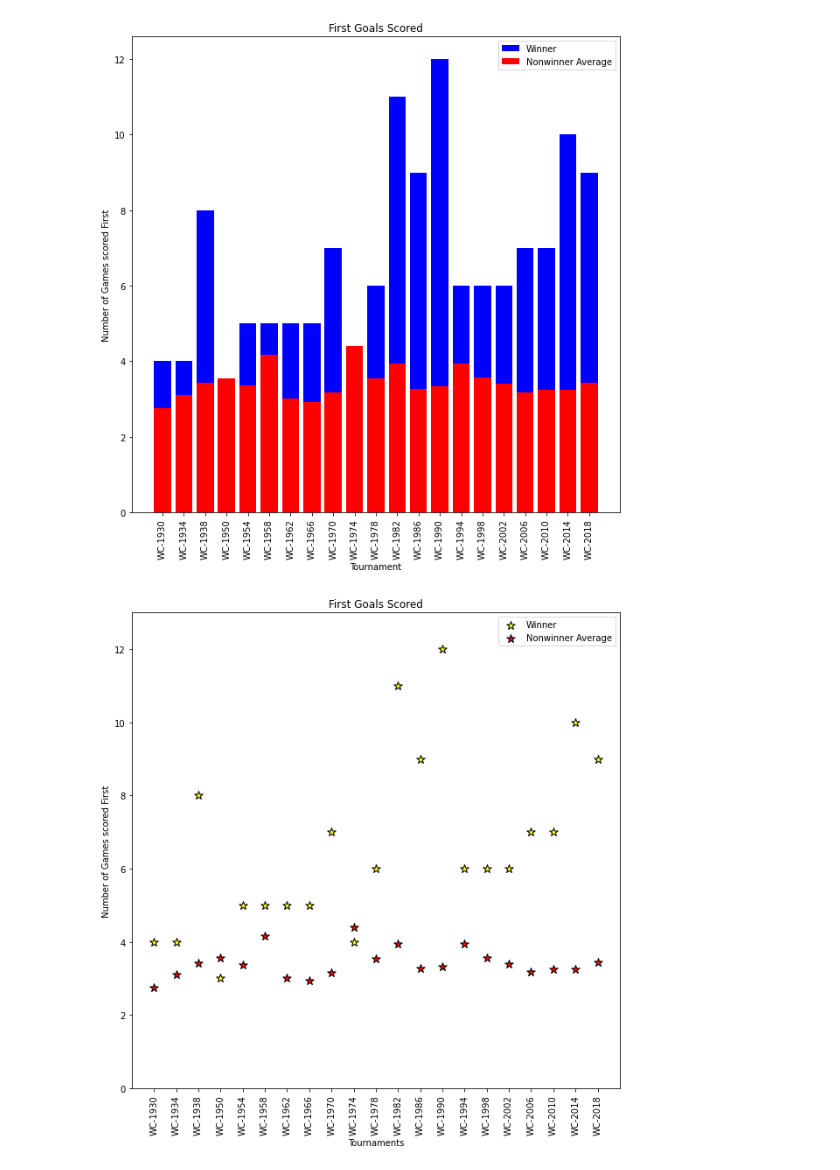
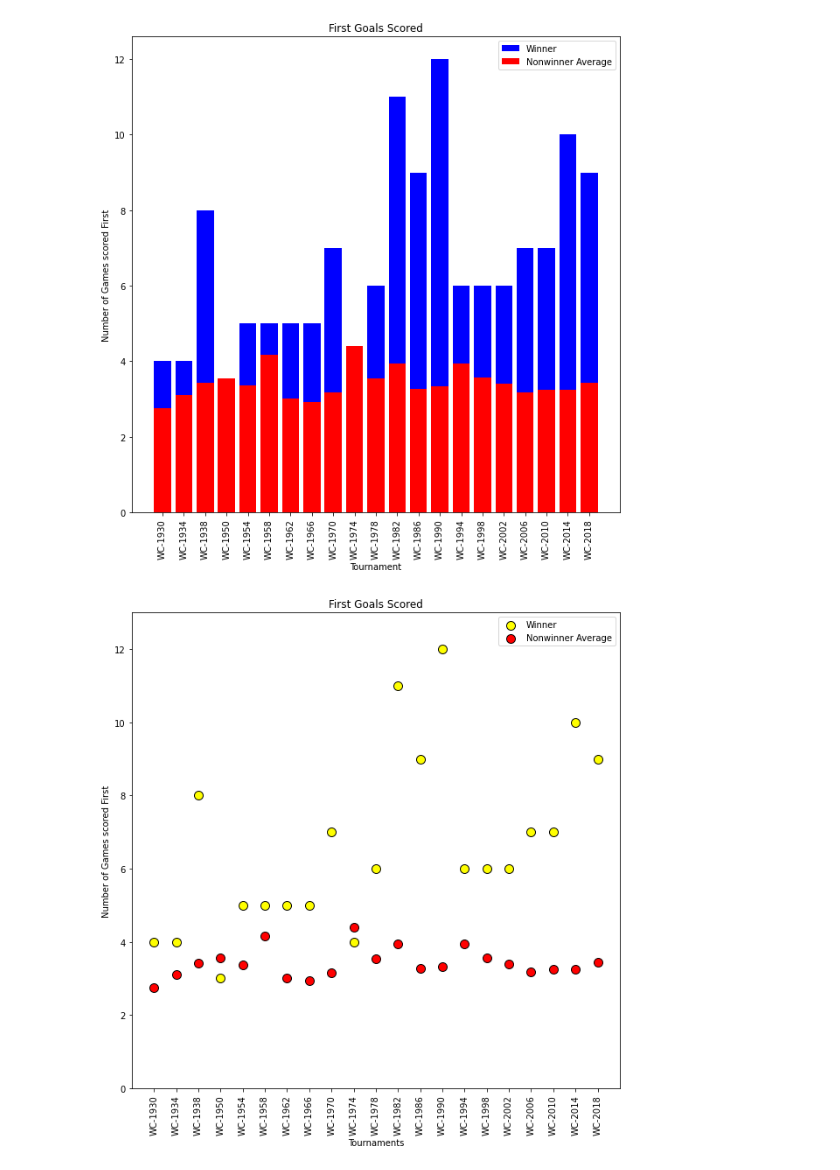
Before and after one commit to NaTaliaebr/Project_1, a Jupyter notebook: data_tranformation/Data_Transformation_Q2_first_score_with_Visualizations.ipynb, the cells around one changed output. Cells and saved outputs as stored; diff of their text form; code cells hidden in the pictures.

```diff
--- a/data_tranformation/Data_Transformation_Q2_first_score_with_Visualizations.ipynb
+++ b/data_tranformation/Data_Transformation_Q2_first_score_with_Visualizations.ipynb
@@ -233,14 +233,14 @@ plt.show()
 [figure]
 # %%
 plt.figure(figsize=(10,10))
-plt.scatter(tournaments, winner_firstGoal_count , marker= '*',s =100, facecolors="yellow", edgecolors="black", label = "Winner")
-plt.scatter(tournaments, nonwinner_firstGoal_count ,marker= '*',s =100, facecolors="red", edgecolors="black", label = "Nonwinner Average")
+plt.scatter(tournaments, winner_firstGoal_count ,s =100, facecolors="yellow", edgecolors="black", label = "Winner")
+plt.scatter(tournaments, nonwinner_firstGoal_count ,s =100, facecolors="red", edgecolors="black", label = "Nonwinner Average")
 plt.ylim(0,13)
 plt.xlabel("Tournaments")
 plt.xticks(rotation=90)
 plt.ylabel("Number of Games scored First")
 plt.title("First Goals Scored")
 plt.legend(loc='best')
 plt.show()
 # %% [output]
-[figure, old version]
+[figure, new version]
```
Also changed, not shown: 2 other files.
